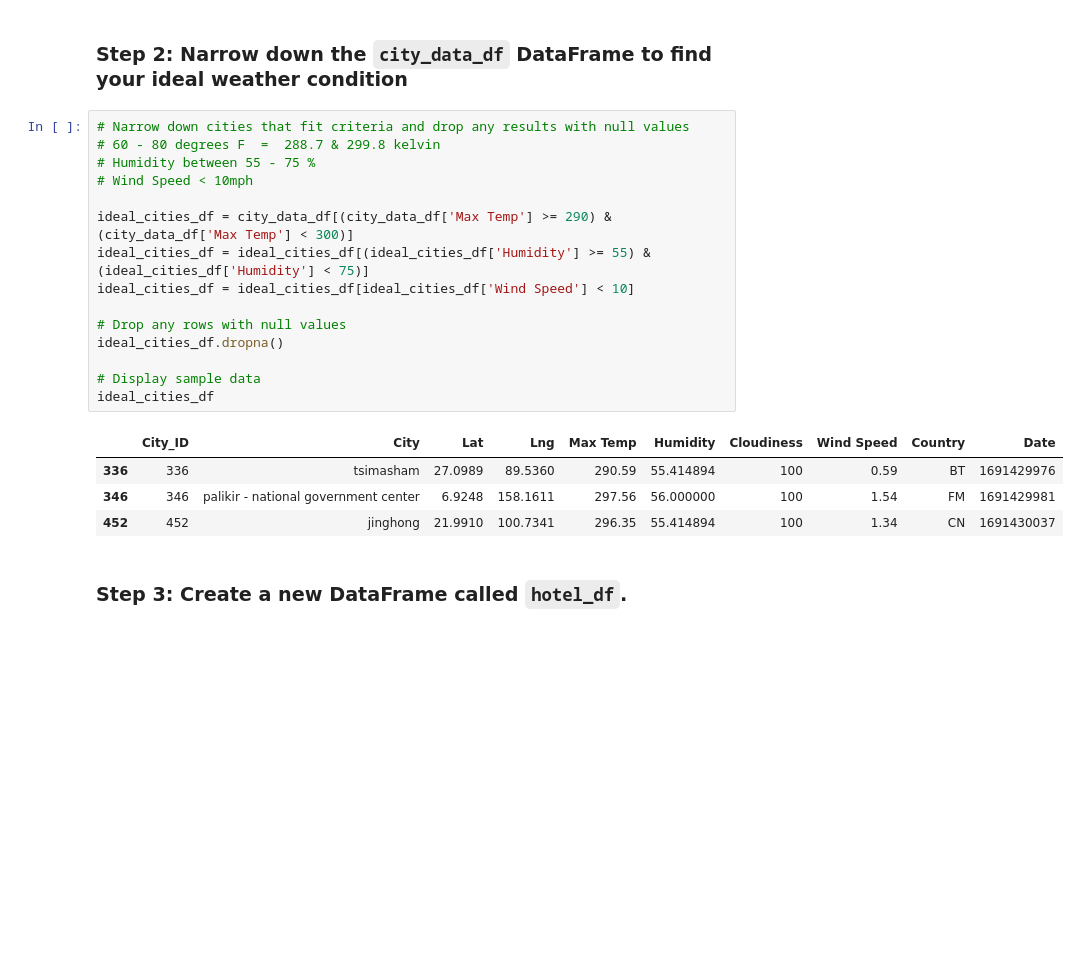
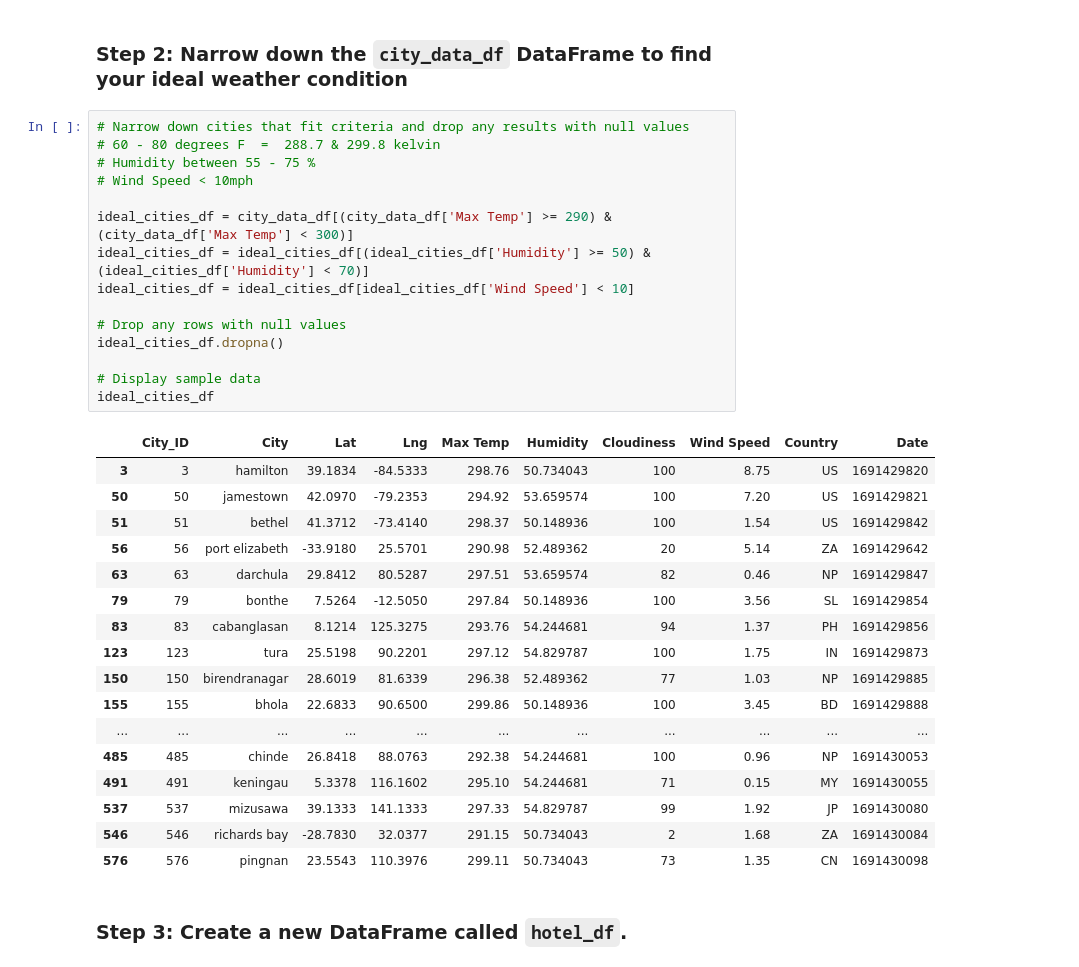
Before and after one commit to JNorthData/Weather_API, a Jupyter notebook: VacationAPI.ipynb, the cells around one changed output. Saved outputs shown, nothing was run; the diff lists cells and outputs as text; blank space fills up the shorter version.

```diff
--- a/VacationAPI.ipynb
+++ b/VacationAPI.ipynb
@@ -80,23 +77,36 @@ plt.show()
 # %%
 # Narrow down cities that fit criteria and drop any results with null values
 # 60 - 80 degrees F  =  288.7 & 299.8 kelvin
 # Humidity between 55 - 75 %
 # Wind Speed < 10mph
 
 ideal_cities_df = city_data_df[(city_data_df['Max Temp'] >= 290) & (city_data_df['Max Temp'] < 300)]
-ideal_cities_df = ideal_cities_df[(ideal_cities_df['Humidity'] >= 55) & (ideal_cities_df['Humidity'] < 75)]
+ideal_cities_df = ideal_cities_df[(ideal_cities_df['Humidity'] >= 50) & (ideal_cities_df['Humidity'] < 70)]
 ideal_cities_df = ideal_cities_df[ideal_cities_df['Wind Speed'] < 10]
 
 # Drop any rows with null values
 ideal_cities_df.dropna()
 
 # Display sample data
 ideal_cities_df
 # %% [output]
 |  | City_ID | City | Lat | Lng | Max Temp | Humidity | Cloudiness | Wind Speed | Country | Date |
-| 336 | 336 | tsimasham | 27.0989 | 89.5360 | 290.59 | 55.414894 | 100 | 0.59 | BT | 1691429976 |
-| 346 | 346 | palikir - national government center | 6.9248 | 158.1611 | 297.56 | 56.000000 | 100 | 1.54 | FM | 1691429981 |
-| 452 | 452 | jinghong | 21.9910 | 100.7341 | 296.35 | 55.414894 | 100 | 1.34 | CN | 1691430037 |
+| 3 | 3 | hamilton | 39.1834 | -84.5333 | 298.76 | 50.734043 | 100 | 8.75 | US | 1691429820 |
+| 50 | 50 | jamestown | 42.0970 | -79.2353 | 294.92 | 53.659574 | 100 | 7.20 | US | 1691429821 |
+| 51 | 51 | bethel | 41.3712 | -73.4140 | 298.37 | 50.148936 | 100 | 1.54 | US | 1691429842 |
+| 56 | 56 | port elizabeth | -33.9180 | 25.5701 | 290.98 | 52.489362 | 20 | 5.14 | ZA | 1691429642 |
+| 63 | 63 | darchula | 29.8412 | 80.5287 | 297.51 | 53.659574 | 82 | 0.46 | NP | 1691429847 |
+| 79 | 79 | bonthe | 7.5264 | -12.5050 | 297.84 | 50.148936 | 100 | 3.56 | SL | 1691429854 |
+| 83 | 83 | cabanglasan | 8.1214 | 125.3275 | 293.76 | 54.244681 | 94 | 1.37 | PH | 1691429856 |
+| 123 | 123 | tura | 25.5198 | 90.2201 | 297.12 | 54.829787 | 100 | 1.75 | IN | 1691429873 |
+| 150 | 150 | birendranagar | 28.6019 | 81.6339 | 296.38 | 52.489362 | 77 | 1.03 | NP | 1691429885 |
+| 155 | 155 | bhola | 22.6833 | 90.6500 | 299.86 | 50.148936 | 100 | 3.45 | BD | 1691429888 |
+| ... | ... | ... | ... | ... | ... | ... | ... | ... | ... | ... |
+| 485 | 485 | chinde | 26.8418 | 88.0763 | 292.38 | 54.244681 | 100 | 0.96 | NP | 1691430053 |
+| 491 | 491 | keningau | 5.3378 | 116.1602 | 295.10 | 54.244681 | 71 | 0.15 | MY | 1691430055 |
+| 537 | 537 | mizusawa | 39.1333 | 141.1333 | 297.33 | 54.829787 | 99 | 1.92 | JP | 1691430080 |
+| 546 | 546 | richards bay | -28.7830 | 32.0377 | 291.15 | 50.734043 | 2 | 1.68 | ZA | 1691430084 |
+| 576 | 576 | pingnan | 23.5543 | 110.3976 | 299.11 | 50.734043 | 73 | 1.35 | CN | 1691430098 |
 # %% [markdown]
 ### Step 3: Create a new DataFrame called `hotel_df`.
 # %%
```
Also changed, not shown: parts of 7 cells of this notebook, 1 other file.
